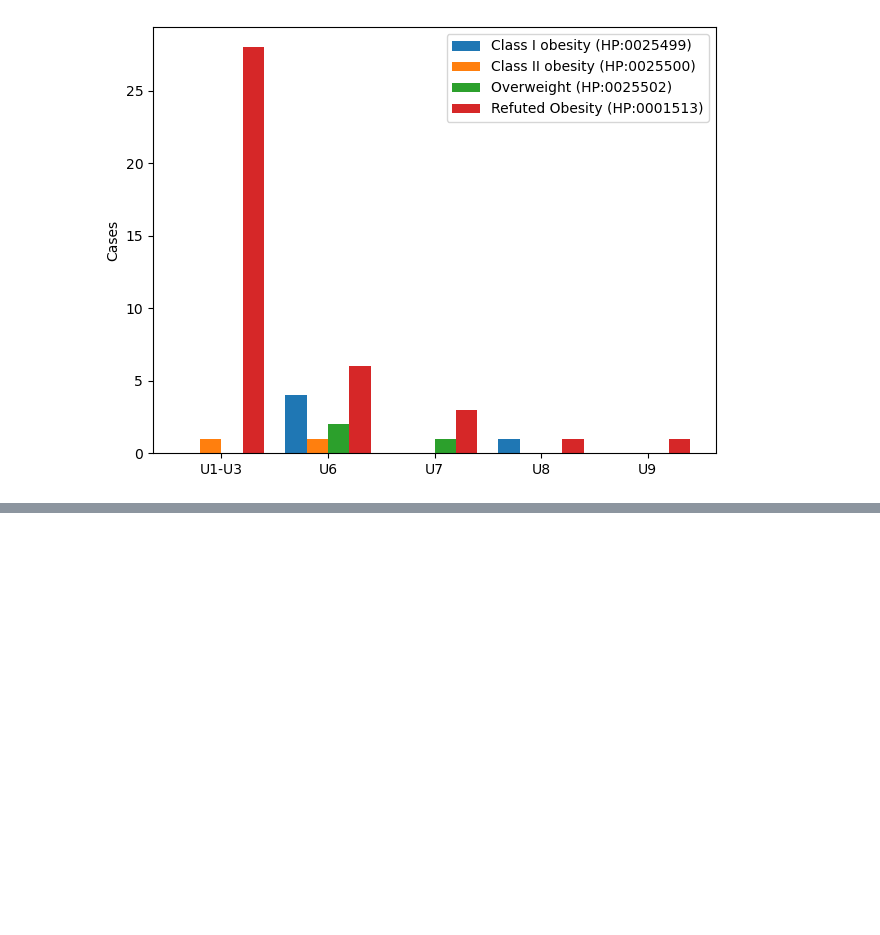
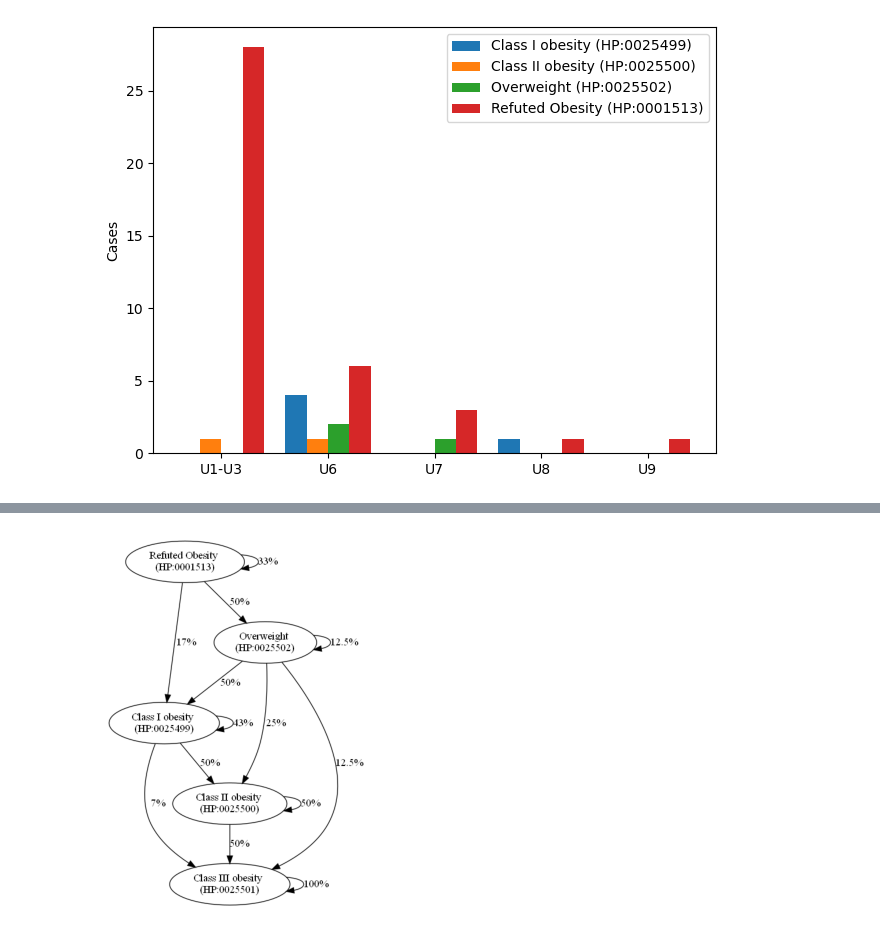
Before and after one commit to BIH-CEI/ERKER2Phenopackets, a Jupyter notebook: ERKER2Phenopackets/src/analysis/ml/analyse.ipynb, the cells around one changed output, grey strips where cells are left out. Saved outputs shown, nothing was run; the diff lists cells and outputs as text; code cells hidden in the pictures; blank space fills up the shorter version.

```diff
--- a/ERKER2Phenopackets/src/analysis/ml/analyse.ipynb
+++ b/ERKER2Phenopackets/src/analysis/ml/analyse.ipynb
@@ -552,3 +616,33 @@ barchart_multiple(time_stamps, values, 'Cases', categories)
+# %%
+import pygraphviz as pgv
+
+# Create a pygraphviz graph object
+G_pg = pgv.AGraph(strict=False, directed=True)
+
+# Add nodes with attributes
+for node, attr in G.nodes(data=True):
+    G_pg.add_node(node, label=attr.get("label", str(node)))
+
+# Add edges with attributes
+for edge in G.edges(data=True):
+    src, dest, attr = edge
+    G_pg.add_edge(src, dest, label=attr.get("label", ""))
+
+# Set layout engine
+G_pg.layout(prog="dot")
+
+# Save or display the Graphviz graph
+file_path = "networkx_to_pygraphviz.png"
+G_pg.draw(file_path, format="png")
+# %%
+import matplotlib.pyplot as plt
+
+
+
+
+imageplot(file_path)
+# %% [output]
+[figure, added]
 # %%
 # 5. What if we split the distribution of obesity classes by zygosity?
 # %%
```
Also changed, not shown: parts of 8 cells of this notebook, 2 other files.
